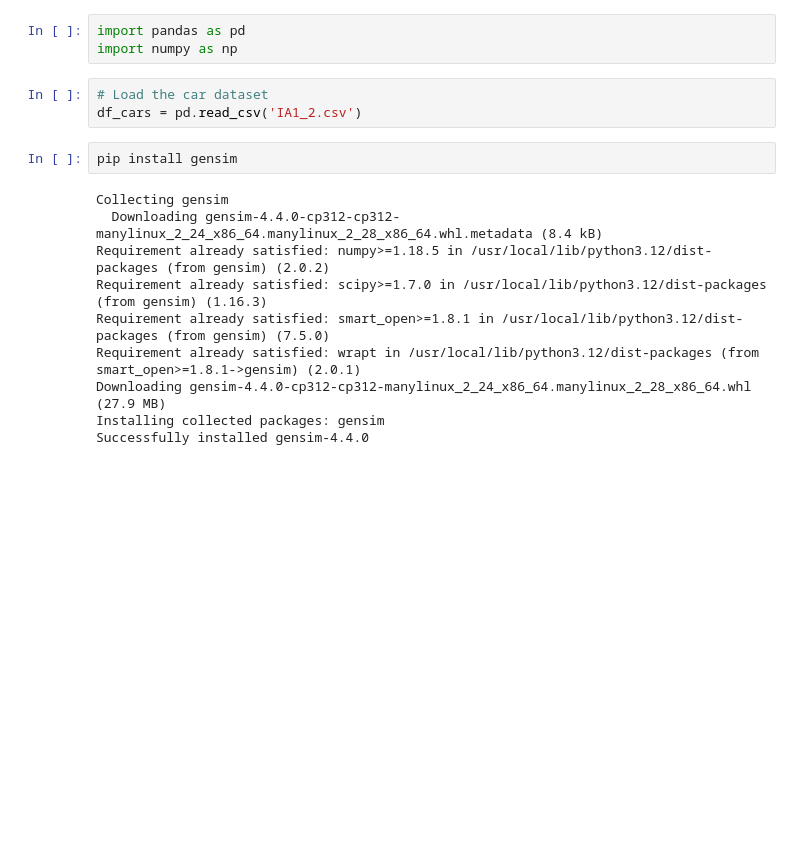
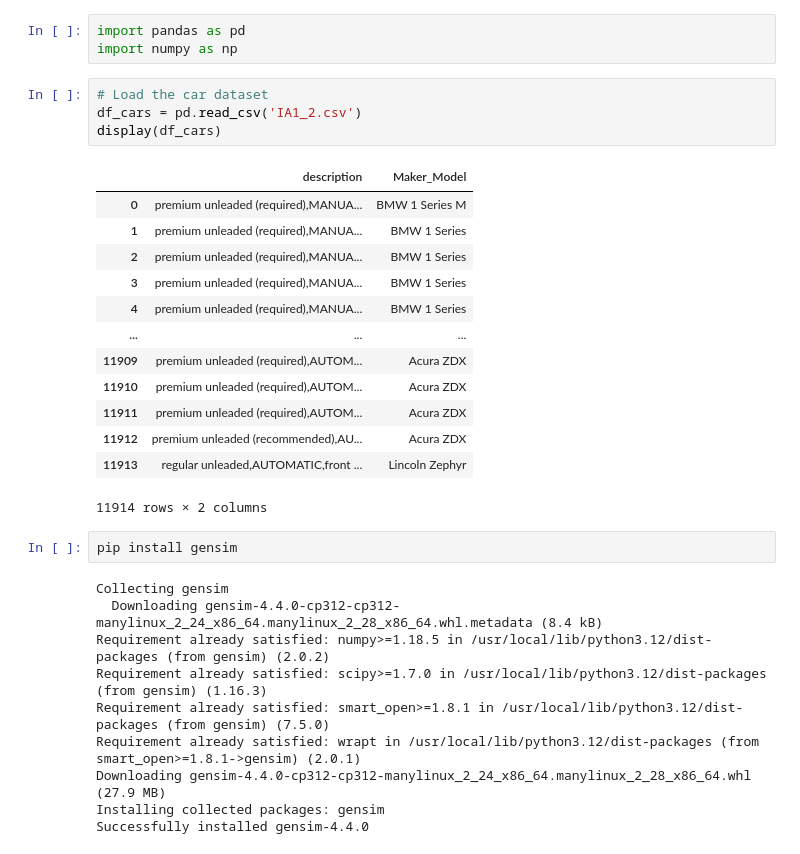
Before and after one commit to priyanka-ingale/unstructured-intelligence, a Jupyter notebook: CarsWord2Vec.ipynb, the cells around one changed output. Drawn from its saved outputs; the diff is of its cells as text; blank space fills up the shorter version.

```diff
--- a/CarsWord2Vec.ipynb
+++ b/CarsWord2Vec.ipynb
@@ -6,6 +6,21 @@ import numpy as np
 # %%
 # Load the car dataset
 df_cars = pd.read_csv('IA1_2.csv')
+display(df_cars)
+# %% [output]
+|  | description | Maker_Model |
+| 0 | premium unleaded (required),MANUA... | BMW 1 Series M |
+| 1 | premium unleaded (required),MANUA... | BMW 1 Series |
+| 2 | premium unleaded (required),MANUA... | BMW 1 Series |
+| 3 | premium unleaded (required),MANUA... | BMW 1 Series |
+| 4 | premium unleaded (required),MANUA... | BMW 1 Series |
+| ... | ... | ... |
+| 11909 | premium unleaded (required),AUTOM... | Acura ZDX |
+| 11910 | premium unleaded (required),AUTOM... | Acura ZDX |
+| 11911 | premium unleaded (required),AUTOM... | Acura ZDX |
+| 11912 | premium unleaded (recommended),AU... | Acura ZDX |
+| 11913 | regular unleaded,AUTOMATIC,front ... | Lincoln Zephyr |
+11914 rows × 2 columns
 # %%
 pip install gensim
 # %% [output]
```
Also changed, not shown: parts of 14 cells of this notebook.
